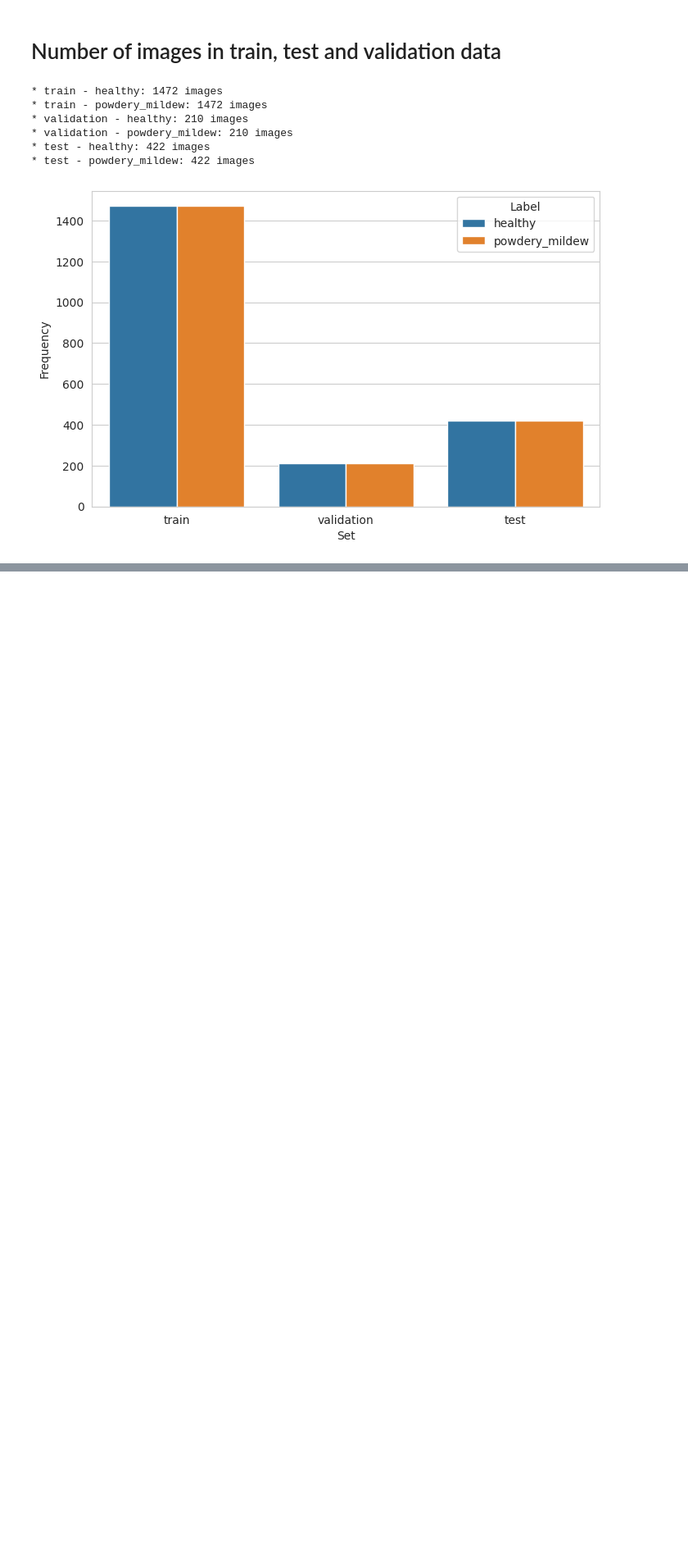
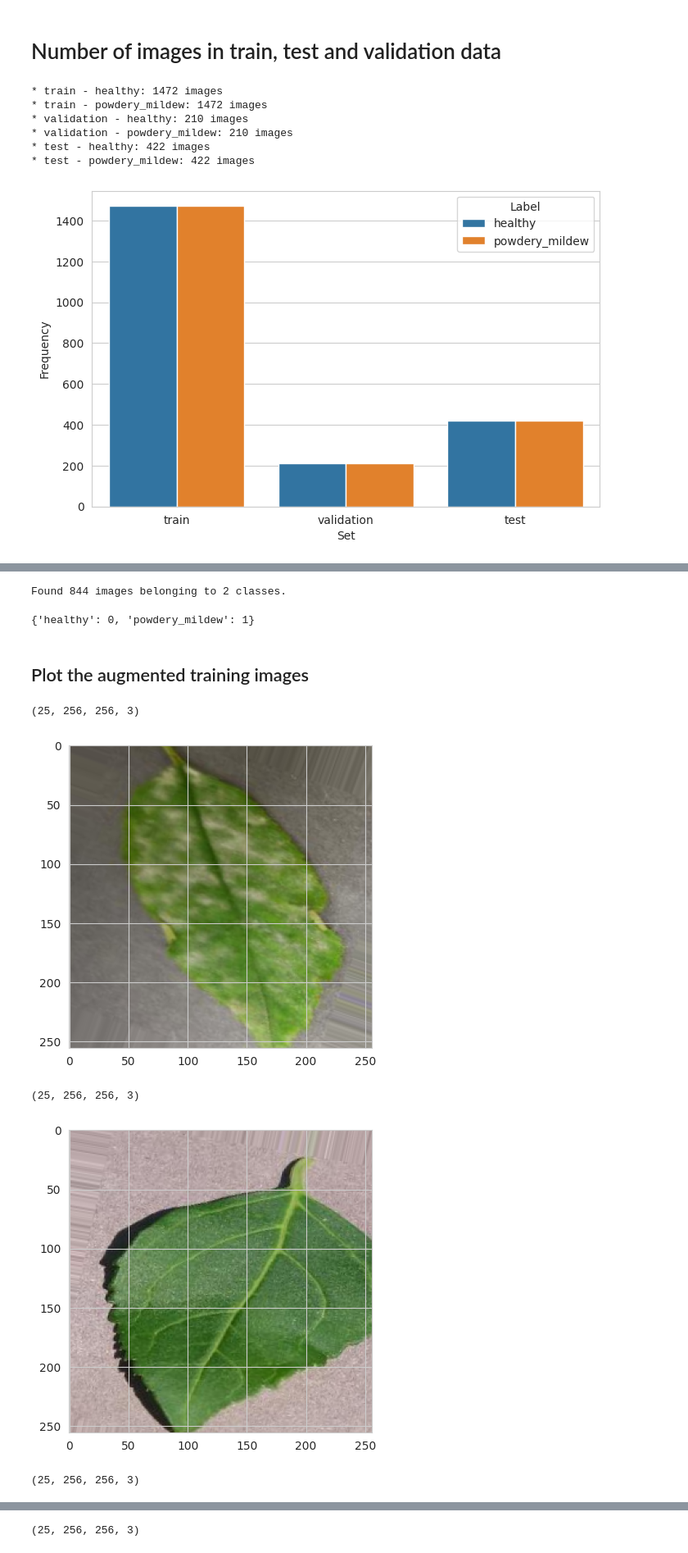
Before and after one commit to NicoleJackson89/pp5-mildew-detection-in-cherry-leaves, a Jupyter notebook: jupyter_notebooks/3 - Modelling and Evaluating.ipynb, the cells around one changed output, grey strips where cells are left out. Shown at 82% size. Drawn from its saved outputs; the diff is of its cells as text; code cells hidden in the pictures; blank space fills up the shorter version.

Commit message:
Add: Image data Augmentation

```diff
--- a/jupyter_notebooks/3 - Modelling and Evaluating.ipynb
+++ b/jupyter_notebooks/3 - Modelling and Evaluating.ipynb
@@ -132,0 +143,11 @@ plt.show()
+# %%
+augmented_img_data = ImageDataGenerator(rotation_range=20,
+                                        width_shift_range=0.10,
+                                        height_shift_range=0.10,
+                                        shear_range=0.1,
+                                        zoom_range=0.1,
+                                        horizontal_flip=True,
+                                        vertical_flip=True,
+                                        fill_mode='nearest',
+                                        rescale=1./255
+                                        )
@@ -132,0 +156,11 @@ plt.show()
+# %%
+batch_size = 25
+train_set = augmented_img_data.flow_from_directory(train_path,
+                                                    target_size=img_shape[:2],
+                                                    color_mode='rgb',
+                                                    batch_size=batch_size,
+                                                    class_mode='binary',
+                                                    shuffle=True
+                                                    )
+
+train_set.class_indices
@@ -132,0 +187,27 @@ plt.show()
+# %%
+test_set = ImageDataGenerator(rescale=1./255).flow_from_directory(test_path,
+                                                                  target_size=img_shape[:2],
+                                                                  color_mode='rgb',
+                                                                  batch_size=batch_size,
+                                                                  class_mode='binary',
+                                                                  shuffle=False
+                                                                  )
+
+test_set.class_indices
+# %% [output]
+Found 844 images belonging to 2 classes.
+{'healthy': 0, 'powdery_mildew': 1}
+# %% [markdown]
+## Plot the augmented training images
+# %%
+for _ in range(4):
+    img, label = train_set.next()
+    print(img.shape)
+    plt.imshow(img[0])
+    plt.show()
+# %% [output]
+(25, 256, 256, 3)
+[figure, added]
+(25, 256, 256, 3)
+[figure, added]
+(25, 256, 256, 3)
@@ -132,0 +215 @@ plt.show()
+(25, 256, 256, 3)
```
Also changed, not shown: parts of 17 cells of this notebook, 1 other file.
